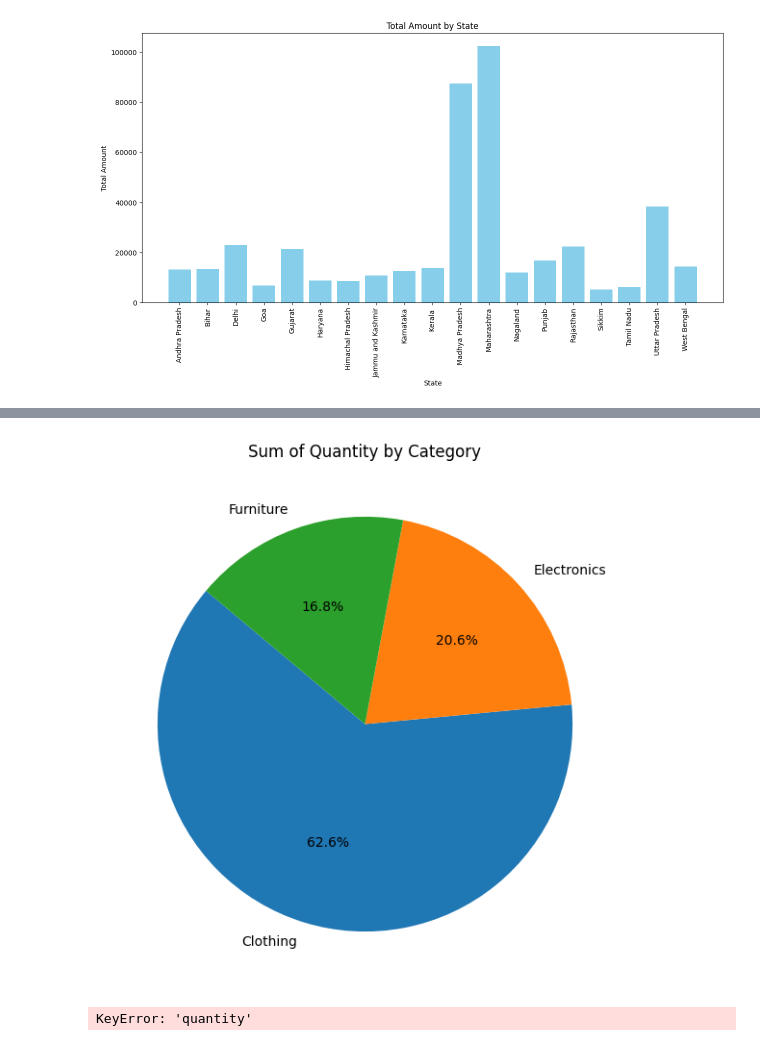
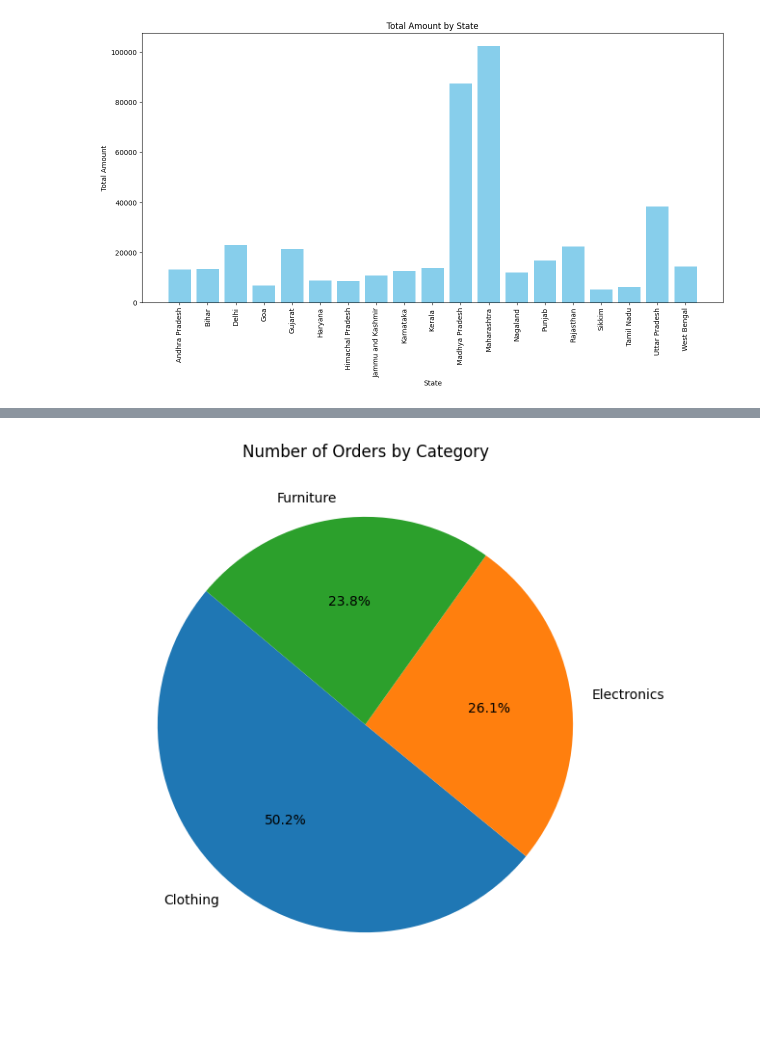
Before and after one commit to khan4khalid/Anudip-, a Jupyter notebook: numpy_pandas_.ipynb, the cells around one changed output, grey strips where cells are left out. Cells and saved outputs as stored; diff of their text form; code cells hidden in the pictures.

```diff
--- a/numpy_pandas_.ipynb
+++ b/numpy_pandas_.ipynb
@@ -143,3 +143,16 @@ plt.xticks(rotation=90)
 plt.show()
 # %% [output]
 [figure]
+# %%
+merged_df['Month'] = merged_df['Order Date'].dt.to_period('M')
+
+amount_by_month = merged_df.groupby('Month')['Amount'].sum().reset_index()
+
+plt.figure(figsize=(12, 6))
+plt.plot(amount_by_month['Month'].astype(str), amount_by_month['Amount'], marker='o', linestyle='-')
+plt.title('Total Amount by Month')
+plt.xlabel('Month')
+plt.ylabel('Total Amount')
+plt.xticks(rotation=45)
+plt.grid(True)
+plt.show()
@@ -146,52 +173,9 @@ plt.show()
 # %%
-import pandas as pd
-import matplotlib.pyplot as plt
-
-
-orders_df = pd.read_csv('Orders.csv')
-details_df = pd.read_csv('Details.csv')
-
-
-orders_df['Order Date'] = pd.to_datetime(orders_df['Order Date'], format='%d-%m-%Y')
-
-merged_df = pd.merge(orders_df, details_df, on='Order ID')
-
-
-quantity_by_category = merged_df.groupby('Category')['Quantity'].sum().reset_index()
-
+orders_by_category = merged_df.groupby('Category')['Order ID'].nunique().reset_index()
 
 plt.figure(figsize=(10, 7))
-plt.pie(quantity_by_category['Quantity'], labels=quantity_by_category['Category'], autopct='%1.1f%%', startangle=140)
-plt.title('Sum of Quantity by Category')
+plt.pie(orders_by_category['Order ID'], labels=orders_by_category['Category'], autopct='%1.1f%%', startangle=140)
+plt.title('Number of Orders by Category')
 plt.show()
 # %% [output]
-[figure, old version]
+[figure, new version]
-# %%
-import pandas as pd
-
-
-orders_df = pd.read_csv('Orders.csv')
-details_df = pd.read_csv('Details.csv')
-
-
-orders_df['Order Date'] = pd.to_datetime(orders_df['Order Date'], format='%d-%m-%Y')
-
-
-merged_df = pd.merge(orders_df, details_df, on='Order ID')
-
-
-merged_df['state'] = merged_df['Order Date'].dt.to_period('M')
-
-
-profit_by_month = merged_df.groupby('quantity')('state')
-
-
-profit_by_month.plot(kind='bar', stacked=False, figsize=(10, 7))
-
-plt.title('sum of quantity by state')
-plt.xlabel('quantity')
-plt.ylabel('state')
-plt.xticks(rotation=45)
-plt.show()
-# %% [output]
-KeyError: 'quantity'
```
Also changed, not shown: parts of 4 cells of this notebook.
